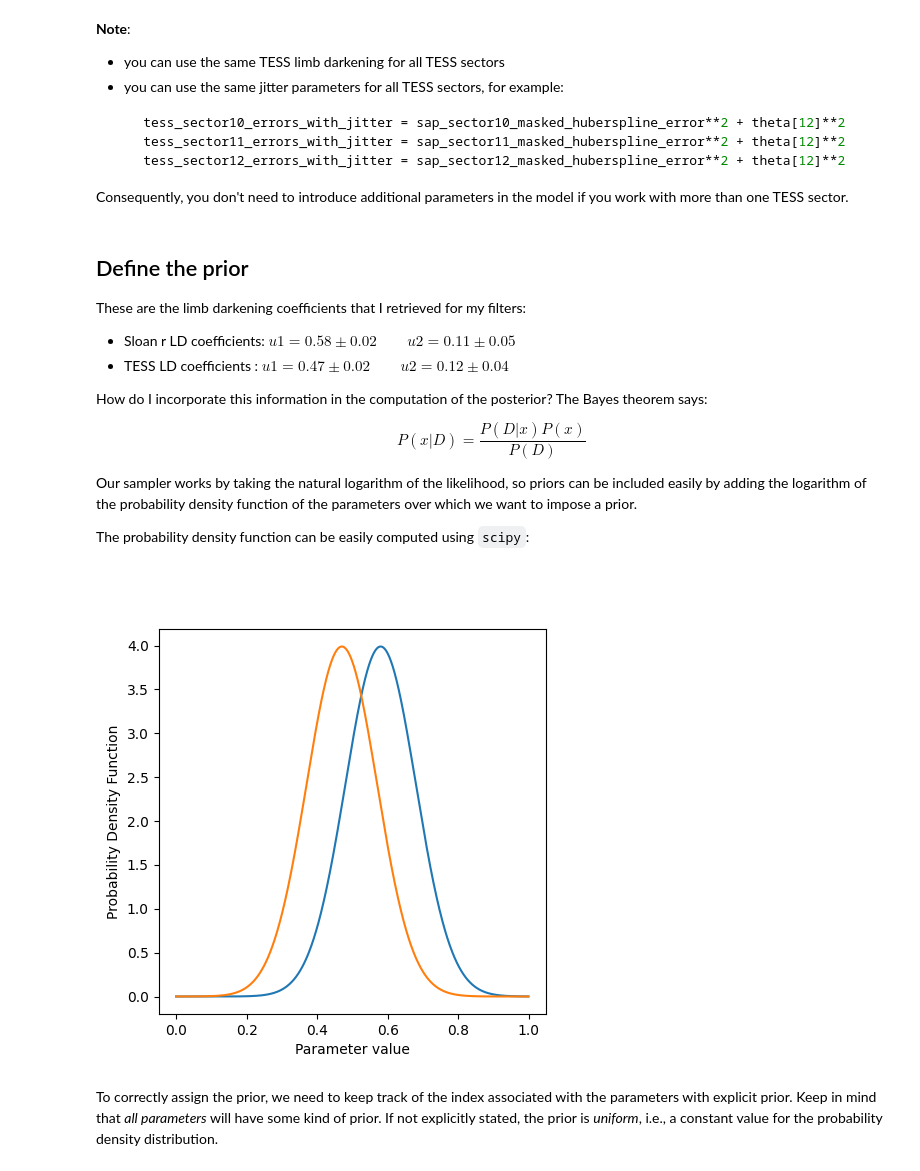
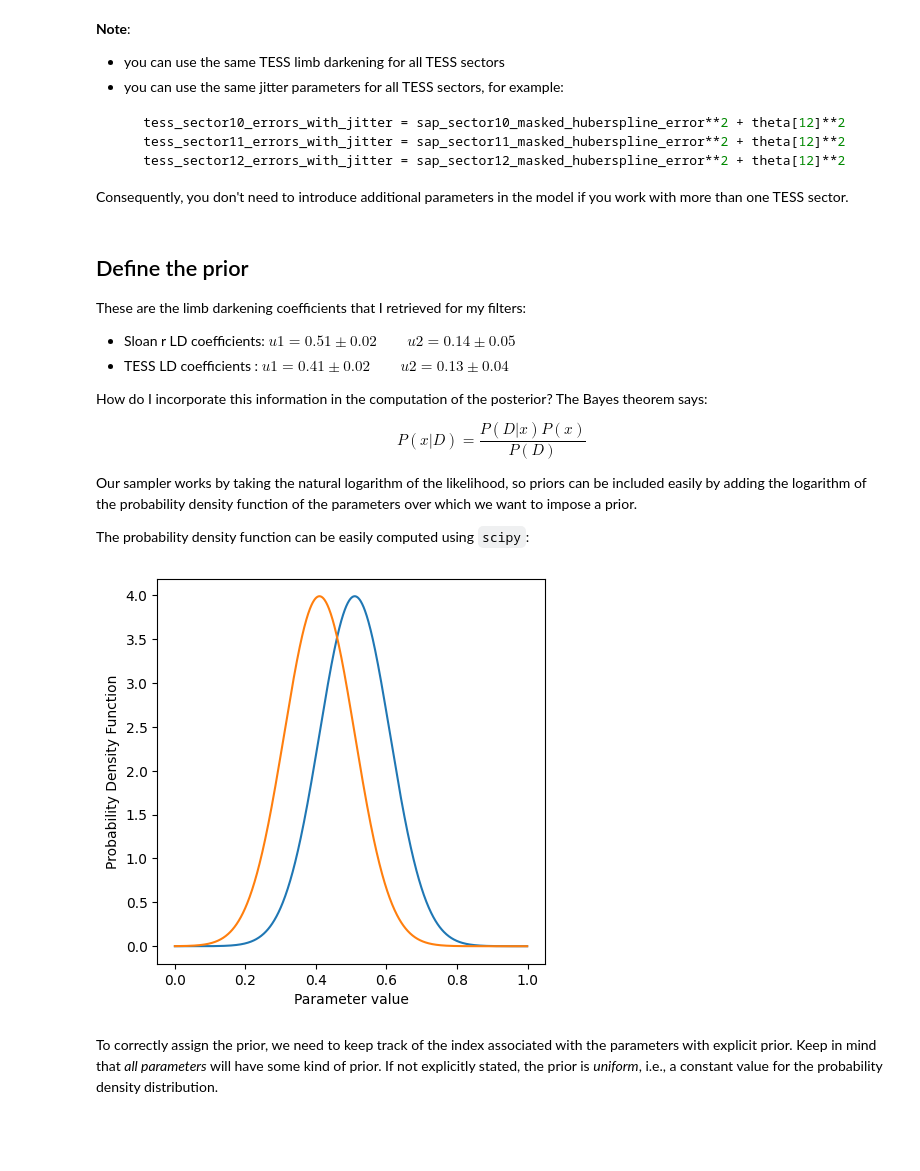
Before and after one commit to marcoboscato/exoplanet_lab2023, a Jupyter notebook: WASP-12 LAB/DATA ANALYSIS/2_model_fit.ipynb, the cells around one changed output. Saved outputs shown, nothing was run; the diff lists cells and outputs as text; code cells hidden in the pictures; blank space fills up the shorter version.

```diff
--- a/WASP-12 LAB/DATA ANALYSIS/2_model_fit.ipynb
+++ b/WASP-12 LAB/DATA ANALYSIS/2_model_fit.ipynb
@@ -257,8 +257,8 @@ Consequently, you don't need to introduce additional parameters in the model if
 
 These are the limb darkening coefficients that I retrieved for my filters:
 
-- Sloan r LD coefficients: $u1 = 0.58 \pm 0.02 \qquad   u2 = 0.11 \pm 0.05$
-- TESS LD coefficients   : $u1 = 0.47 \pm 0.02 \qquad   u2 = 0.12 \pm 0.04$
+- Sloan r LD coefficients: $u1 = 0.51 \pm 0.02 \qquad   u2 = 0.14 \pm 0.05$
+- TESS LD coefficients   : $u1 = 0.41 \pm 0.02 \qquad   u2 = 0.13 \pm 0.04$
 
 How do I incorporate this information in the computation of the posterior?
 The Bayes theorem says:
@@ -271,18 +271,18 @@ The probability density function can be easily computed using `scipy`:
 # %%
 # prior on c1: 0.59 \pm 0.10
 from scipy import stats
 
 x_range=np.arange(0.00, 1.00, 0.001)
-y1_plot = stats.norm.pdf(x_range, loc=0.58, scale=0.10)
-y2_plot = stats.norm.pdf(x_range, loc=0.47, scale=0.10)
+y1_plot = stats.norm.pdf(x_range, loc=0.51, scale=0.10)
+y2_plot = stats.norm.pdf(x_range, loc=0.41, scale=0.10)
 plt.figure(figsize=(5,5))
 plt.plot(x_range, y1_plot)
 plt.plot(x_range, y2_plot)
 plt.xlabel('Parameter value')
 plt.ylabel('Probability Density Function')
 plt.show()
 # %% [output]
-[figure, old version]
+[figure, new version]
 # %% [markdown]
 To correctly assign the prior, we need to keep track of the index associated with the parameters with explicit prior.
 Keep in mind that *all parameters* will have some kind of prior. If not explicitly stated, the prior is *uniform*, i.e., a constant value for the probability density distribution.
```
Also changed, not shown: parts of 15 cells of this notebook, 2 other files.
